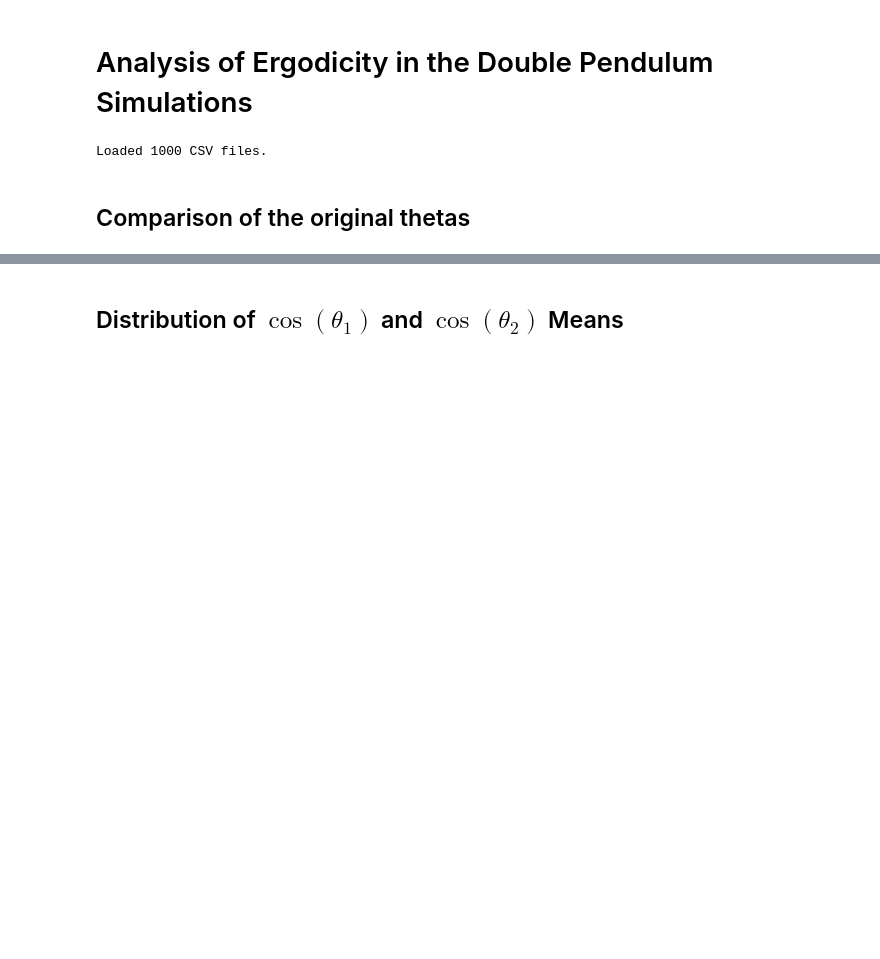
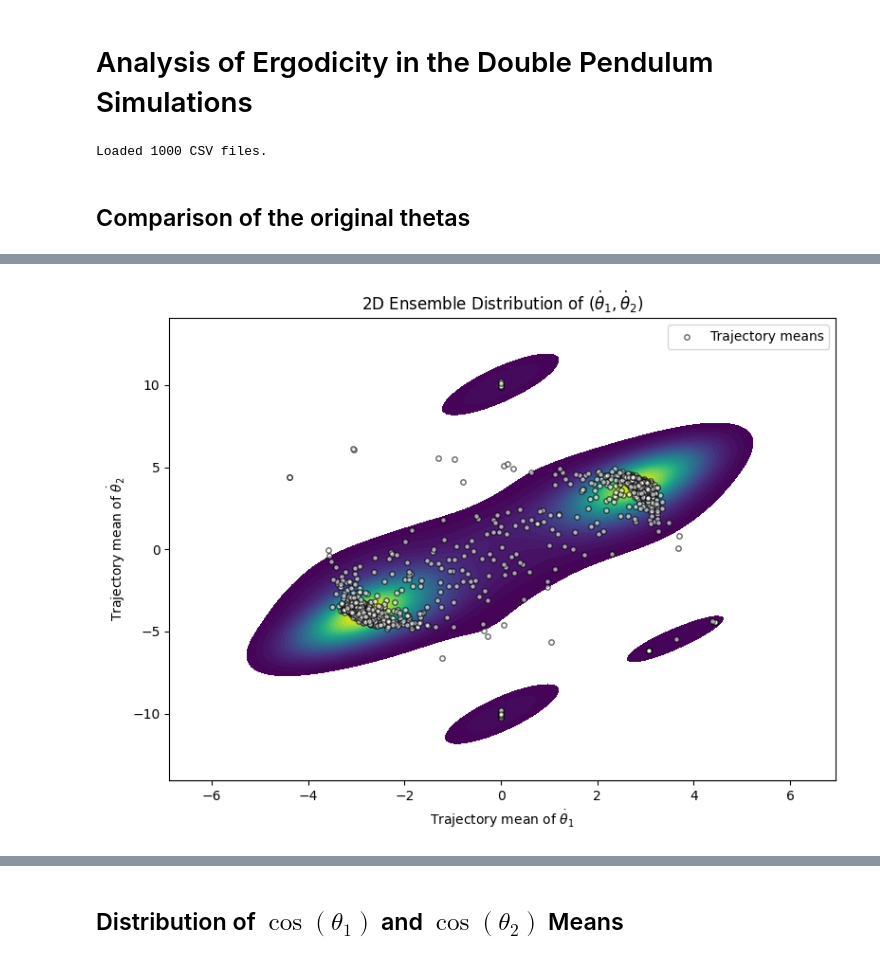
Before and after one commit to alexander-yord/Wasserstein-Emp-Bound, a Jupyter notebook: ergodicity_analysis.ipynb, the cells around one changed output, grey strips where cells are left out. Drawn from its saved outputs; the diff is of its cells as text; code cells hidden in the pictures; blank space fills up the shorter version.

```diff
--- a/ergodicity_analysis.ipynb
+++ b/ergodicity_analysis.ipynb
@@ -56,0 +84,42 @@ plt.show()
+# %%
+import numpy as np
+import seaborn as sns
+import matplotlib.pyplot as plt
+
+# 1. Compute trajectory means for theta1_dot and theta2_dot
+theta1_dot_means = np.array([np.mean(traj[:, 1]) for traj in arrays])
+theta2_dot_means = np.array([np.mean(traj[:, 3]) for traj in arrays])
+
+# 2. Create figure
+plt.figure(figsize=(8, 6))
+
+# 3. 2D KDE (density estimate)
+sns.kdeplot(
+    x=theta1_dot_means,
+    y=theta2_dot_means,
+    fill=True,
+    levels=30,
+    cmap="viridis",
+    thresh=0.05
+)
+
+# 4. Overlay raw ensemble points
+plt.scatter(
+    theta1_dot_means,
+    theta2_dot_means,
+    s=15,
+    c="white",
+    edgecolor="black",
+    alpha=0.6,
+    label="Trajectory means"
+)
+
+# 5. Formatting
+plt.xlabel(r"Trajectory mean of $\dot{\theta}_1$")
+plt.ylabel(r"Trajectory mean of $\dot{\theta}_2$")
+plt.title(r"2D Ensemble Distribution of $(\dot{\theta}_1, \dot{\theta}_2)$")
+plt.legend()
+plt.tight_layout()
+plt.show()
+# %% [output]
+[figure, added]
```
Also changed, not shown: parts of 6 cells of this notebook, 5 other files.
